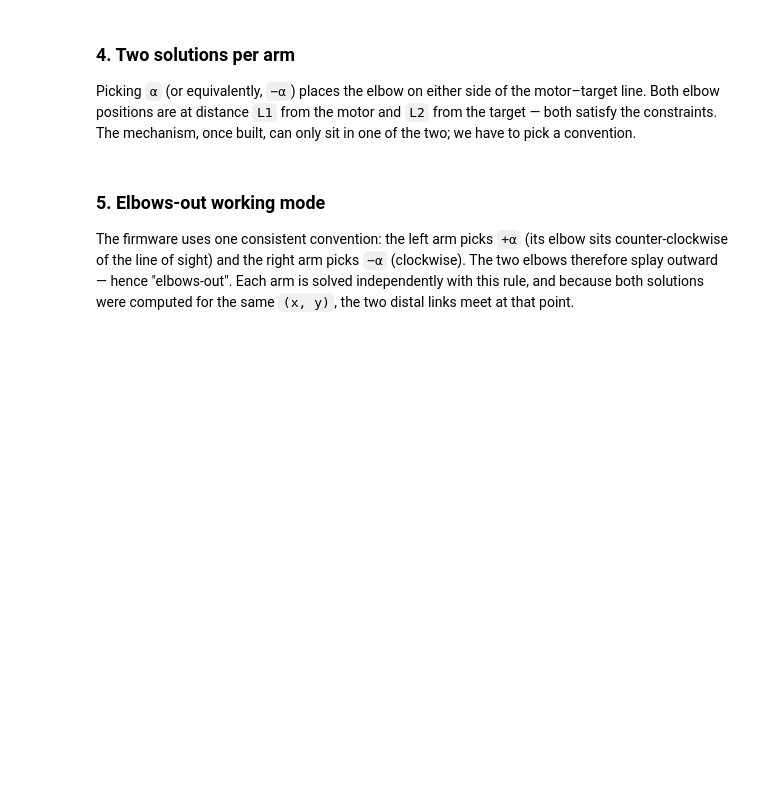
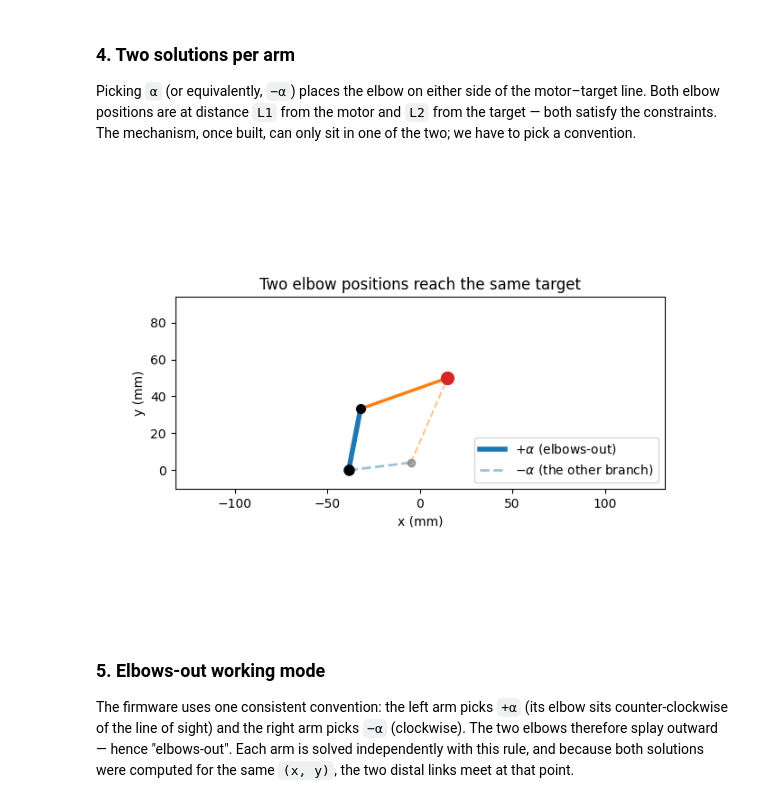
Before and after one commit to saratrajput/five_bar_parallel_robot, a Jupyter notebook: notebooks/five_bar_demo.ipynb, the cells around one changed output. Cells and saved outputs as stored; diff of their text form; code cells hidden in the pictures; blank space fills up the shorter version.

```diff
--- a/notebooks/five_bar_demo.ipynb
+++ b/notebooks/five_bar_demo.ipynb
@@ -44,7 +166,40 @@ plot_triangle(15, 50)
 
 Picking `α` (or equivalently, `−α`) places the elbow on either side of the motor–target line. Both elbow positions are at distance `L1` from the motor and `L2` from the target — both satisfy the constraints. The mechanism, once built, can only sit in one of the two; we have to pick a convention.
 # %%
-plot_two_branches(15, 50)
+x, y = 15, 50
+mL = (-fbc.BASE_D / 2.0, 0.0)
+dx, dy = x - mL[0], y - mL[1]
+r = math.hypot(dx, dy)
+phi = math.atan2(dy, dx)
+alpha = math.acos((fbc.L1**2 + r**2 - fbc.L2**2) / (2 * fbc.L1 * r))
+
+elbow_plus = (mL[0] + fbc.L1 * math.cos(phi + alpha),
+              mL[1] + fbc.L1 * math.sin(phi + alpha))
+elbow_minus = (mL[0] + fbc.L1 * math.cos(phi - alpha),
+               mL[1] + fbc.L1 * math.sin(phi - alpha))
+
+fig, ax = plt.subplots(figsize=(7, 5))
+setup_ax(ax)
+
+ax.plot([mL[0], elbow_plus[0]], [mL[1], elbow_plus[1]], color="tab:blue", lw=4,
+        label=r"$+\alpha$ (elbows-out)")
+ax.plot([elbow_plus[0], x], [elbow_plus[1], y], color="tab:orange", lw=2.5)
+
+ax.plot([mL[0], elbow_minus[0]], [mL[1], elbow_minus[1]], color="tab:blue",
+        lw=2, ls="--", alpha=0.45, label=r"$-\alpha$ (the other branch)")
+ax.plot([elbow_minus[0], x], [elbow_minus[1], y], color="tab:orange",
+        lw=1.5, ls="--", alpha=0.45)
+
+ax.plot([mL[0]], [mL[1]], "o", color="black", markersize=8)
+ax.plot([elbow_plus[0]], [elbow_plus[1]], "o", color="black", markersize=7)
+ax.plot([elbow_minus[0]], [elbow_minus[1]], "o", color="gray", markersize=6, alpha=0.7)
+ax.plot([x], [y], "o", color="tab:red", markersize=10)
+
+ax.legend(loc="lower right")
+ax.set_title("Two elbow positions reach the same target")
+plt.show()
+# %% [output]
+[figure, added]
 # %% [markdown]
 ### 5. Elbows-out working mode
 
```
Also changed, not shown: parts of 21 cells of this notebook, 3 other files.
